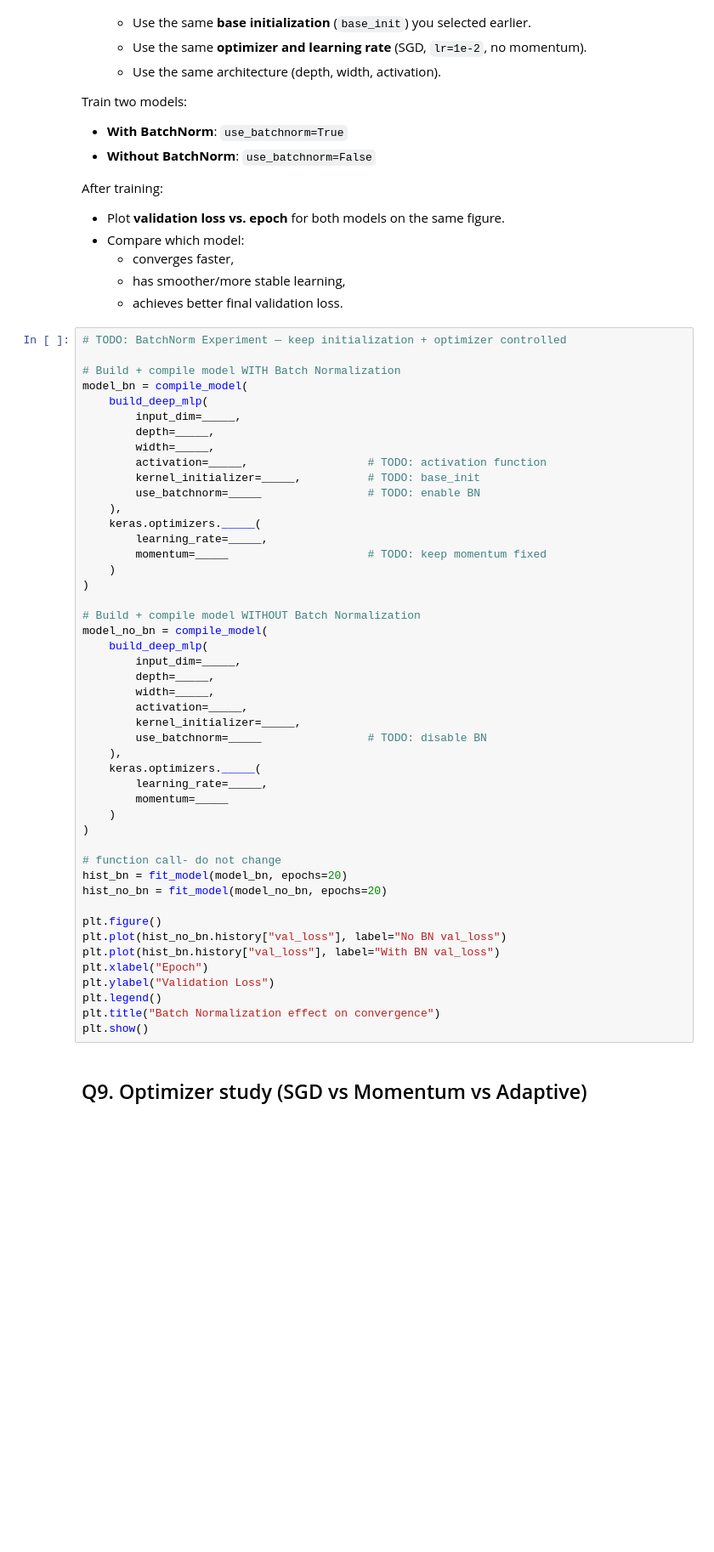
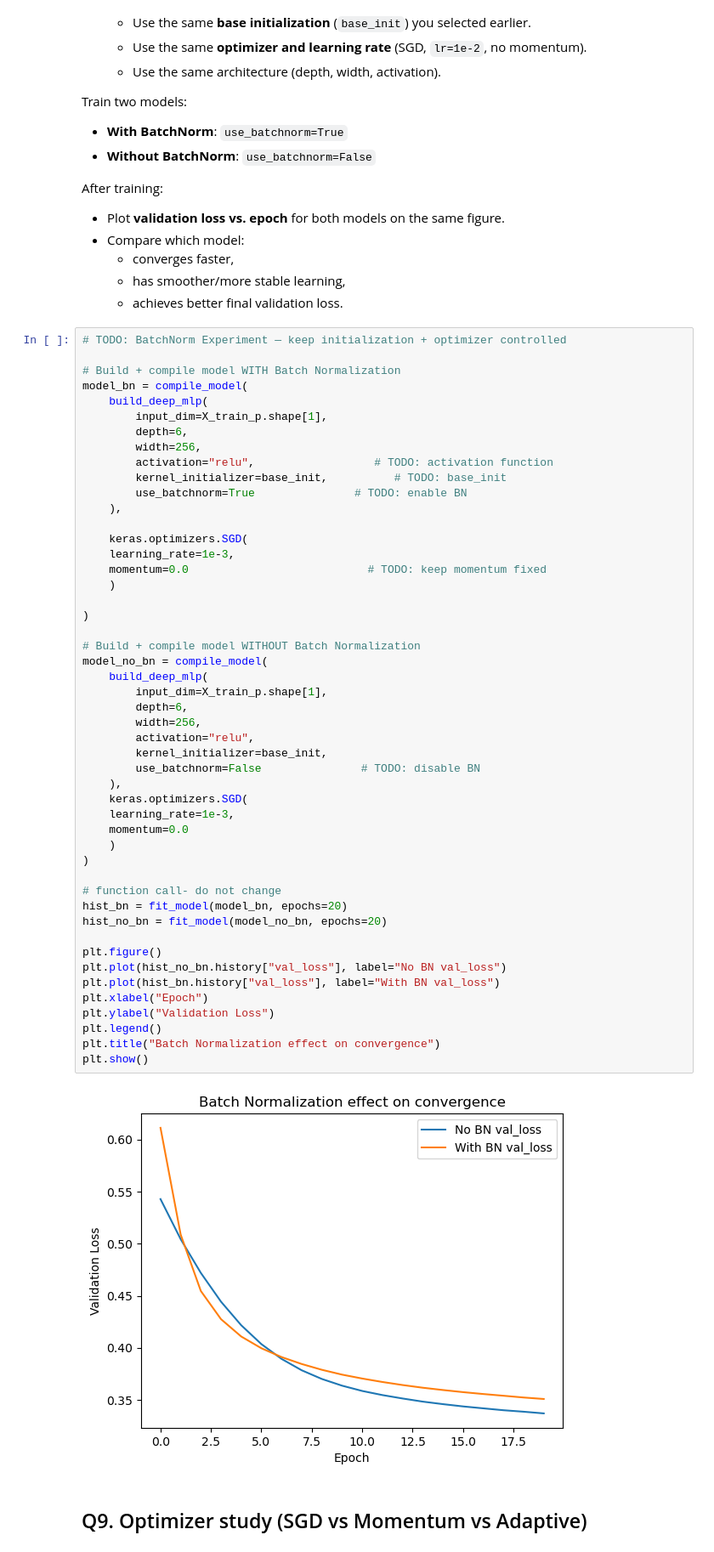
Before and after one commit to neh8/MLSP26-A2-OPT-Group-4, a Jupyter notebook: a2.ipynb, the cells around one changed output. Shown at 85% size. Drawn from its saved outputs; the diff is of its cells as text; blank space fills up the shorter version.

```diff
--- a/a2.ipynb
+++ b/a2.ipynb
@@ -603,50 +595,54 @@ After training:
 # %%
 # TODO: BatchNorm Experiment — keep initialization + optimizer controlled
 
 # Build + compile model WITH Batch Normalization
 model_bn = compile_model(
     build_deep_mlp(
-        input_dim=_____,
-        depth=_____,
-        width=_____,
-        activation=_____,                  # TODO: activation function
-        kernel_initializer=_____,          # TODO: base_init
-        use_batchnorm=_____                # TODO: enable BN
+        input_dim=X_train_p.shape[1],
+        depth=6,
+        width=256,
+        activation="relu",                  # TODO: activation function
+        kernel_initializer=base_init,          # TODO: base_init
+        use_batchnorm=True               # TODO: enable BN
     ),
-    keras.optimizers._____(
-        learning_rate=_____,
-        momentum=_____                     # TODO: keep momentum fixed
+
+    keras.optimizers.SGD(
+    learning_rate=1e-3,
+    momentum=0.0                           # TODO: keep momentum fixed
     )
+
 )
 
 # Build + compile model WITHOUT Batch Normalization
 model_no_bn = compile_model(
     build_deep_mlp(
-        input_dim=_____,
-        depth=_____,
-        width=_____,
-        activation=_____,
-        kernel_initializer=_____,
-        use_batchnorm=_____                # TODO: disable BN
+        input_dim=X_train_p.shape[1],
+        depth=6,
+        width=256,
+        activation="relu",
+        kernel_initializer=base_init,
+        use_batchnorm=False               # TODO: disable BN
     ),
-    keras.optimizers._____(
-        learning_rate=_____,
-        momentum=_____
+    keras.optimizers.SGD(
+    learning_rate=1e-3,
+    momentum=0.0
     )
 )
 
 # function call- do not change
 hist_bn = fit_model(model_bn, epochs=20)
 hist_no_bn = fit_model(model_no_bn, epochs=20)
 
 plt.figure()
 plt.plot(hist_no_bn.history["val_loss"], label="No BN val_loss")
 plt.plot(hist_bn.history["val_loss"], label="With BN val_loss")
 plt.xlabel("Epoch")
 plt.ylabel("Validation Loss")
 plt.legend()
 plt.title("Batch Normalization effect on convergence")
 plt.show()
+# %% [output]
+[figure, added]
 # %% [markdown]
 ## Q9. Optimizer study (SGD vs Momentum vs Adaptive)
 # %% [markdown]
```
Also changed, not shown: parts of 7 cells of this notebook.
